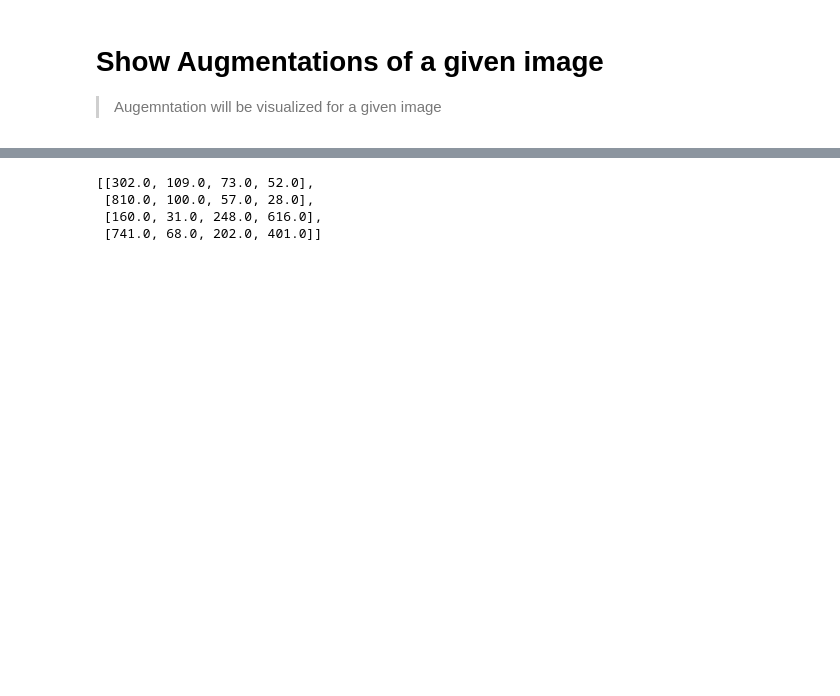
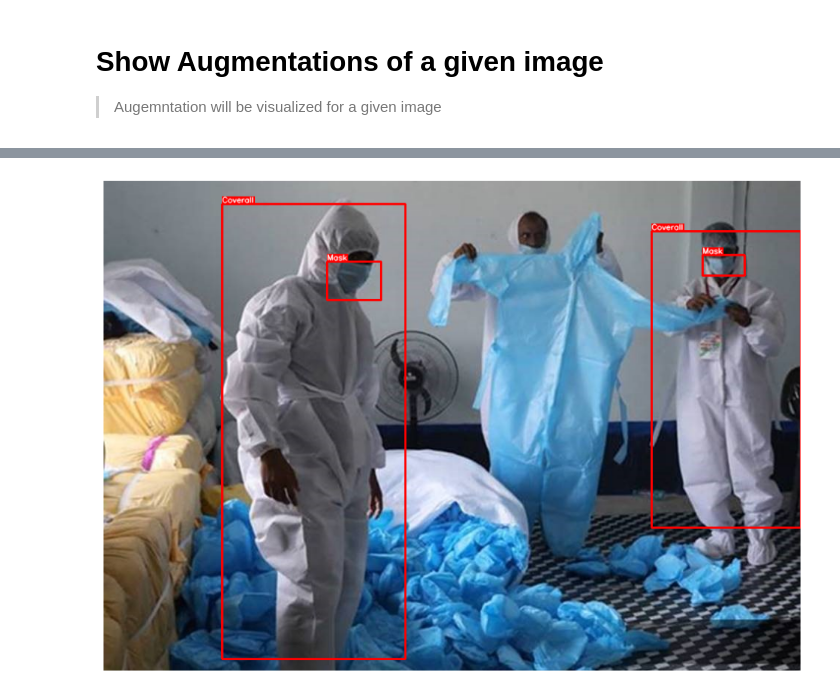
Before and after one commit to HasanGoni/vision_models, a Jupyter notebook: nbs/03_rt_detr.aug_viz.ipynb, the cells around one changed output, grey strips where cells are left out. Saved outputs shown, nothing was run; the diff lists cells and outputs as text; code cells hidden in the pictures; blank space fills up the shorter version.

```diff
--- a/nbs/03_rt_detr.aug_viz.ipynb
+++ b/nbs/03_rt_detr.aug_viz.ipynb
@@ -51,6 +75,8 @@ TEXT_COLOR = (255, 255, 255) # White
 #| export
 def visualize_bbox(img, bbox, class_name, color=BOX_COLOR, thickness=2):
     """Visualizes a single bounding box on the image"""
+    if isinstance(bbox, list):
+        bbox = tuple(bbox)
     x_min, y_min, w, h = bbox
     x_max = x_min + w
     y_max = y_min + h
@@ -78,12 +104,28 @@ def visualize(
     image:np.ndarray,
     bboxes:List[Tuple[int, int, int, int]],
     category_ids:List[int],
-    category_id_to_name:Dict[int, str]
+    category_id_to_name:Dict[int, str],
+    second_image:np.ndarray=None,
+    second_boxes:List[Tuple[int, int, int, int]]=None,
     ):
     img = image.copy()
     for bbox, category_id in zip(bboxes, category_ids):
         class_name = category_id_to_name[category_id]
         img = visualize_bbox(img, bbox, class_name)
+    if (second_image is not None) and (second_boxes is not None):
+
+        for s_bbox, s_category_id in zip(
+            second_boxes, category_ids):
+            class_name = category_id_to_name[category_id]
+            second_image = visualize_bbox(
+                second_image,
+                s_bbox,
+                class_name)
+        img = concat_images(
+            [img, second_image], rows=1, cols=2, number='')
+
+
+
     plt.figure(figsize=(12, 12))
     plt.axis('off')
     plt.imshow(img)
@@ -93,10 +137,8 @@ dataset = load_dataset("cppe-5")
 img, labels = get_ds_obj(dataset, 'train', 0)
 bbox, cats = labels['bbox'], labels['category']
-# %%
-bbox
-# %% [output]
-[[302.0, 109.0, 73.0, 52.0],
- [810.0, 100.0, 57.0, 28.0],
- [160.0, 31.0, 248.0, 616.0],
- [741.0, 68.0, 202.0, 401.0]]
+# %%
+#| eval:False
+visualize(np.array(img), bbox,category_id_to_name=id2label, category_ids=cats )
+# %% [output]
+[figure, added]
 # %%
```
Also changed, not shown: parts of 15 cells of this notebook, 4 other files.
